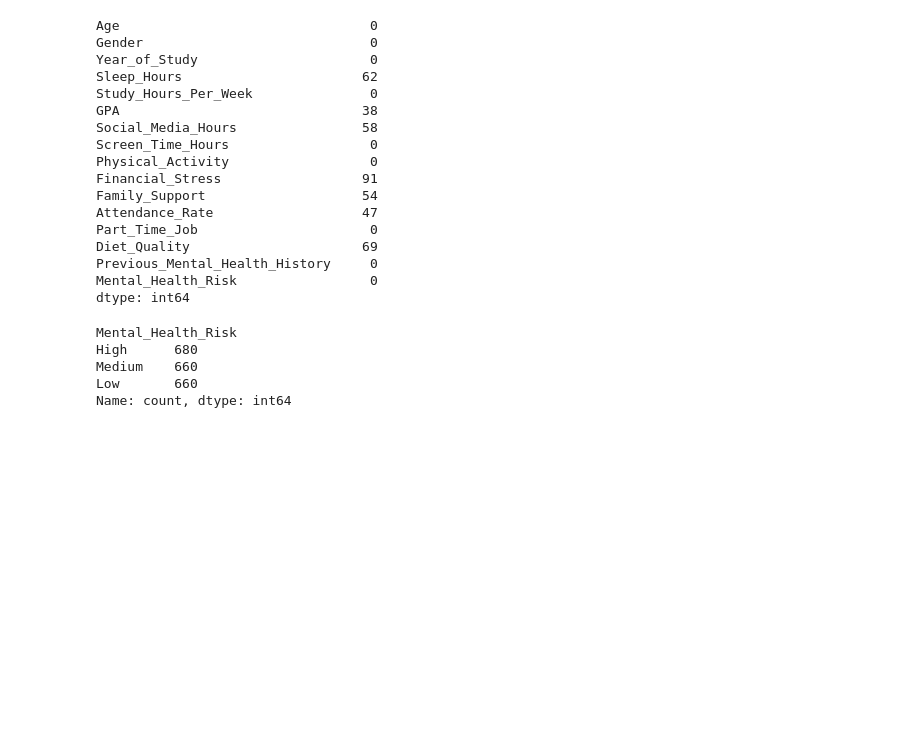
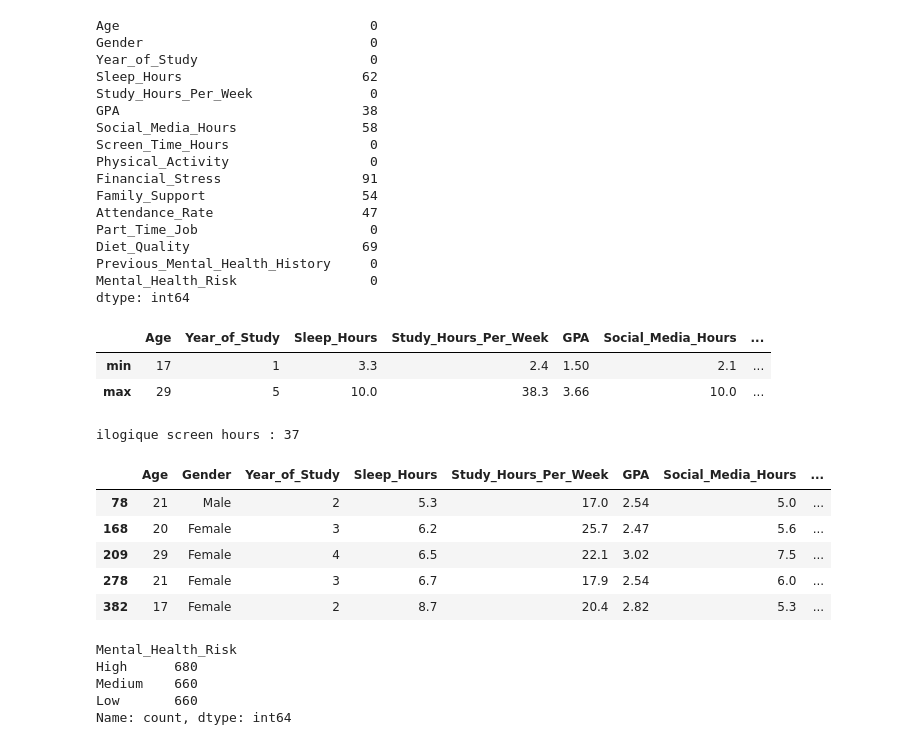
Before and after one commit to sabri-rihab/MentalHealth_SC_1, a Jupyter notebook: notebook/cleaning.ipynb, the cells around one changed output. Drawn from its saved outputs; the diff is of its cells as text; code cells hidden in the pictures; blank space fills up the shorter version.

```diff
--- a/notebook/cleaning.ipynb
+++ b/notebook/cleaning.ipynb
@@ -70,3 +70,23 @@ Diet_Quality                      69
 Previous_Mental_Health_History     0
 Mental_Health_Risk                 0
 dtype: int64
+# %%
+num_cul = df.select_dtypes(include='number')
+num_cul.agg(['min', 'max'])
+# %% [output]
+|  | Age | Year_of_Study | Sleep_Hours | Study_Hours_Per_Week | GPA | Social_Media_Hours | ... |
+| min | 17 | 1 | 3.3 | 2.4 | 1.50 | 2.1 | ... |
+| max | 29 | 5 | 10.0 | 38.3 | 3.66 | 10.0 | ... |
+# %%
+count = (df['Screen_Time_Hours'] < df['Social_Media_Hours']).sum()
+print(f'ilogique screen hours : {count}')
+
+df[(df['Screen_Time_Hours'] < df['Social_Media_Hours'])].head(5)
+# %% [output]
+ilogique screen hours : 37
+|  | Age | Gender | Year_of_Study | Sleep_Hours | Study_Hours_Per_Week | GPA | Social_Media_Hours | ... |
+| 78 | 21 | Male | 2 | 5.3 | 17.0 | 2.54 | 5.0 | ... |
+| 168 | 20 | Female | 3 | 6.2 | 25.7 | 2.47 | 5.6 | ... |
+| 209 | 29 | Female | 4 | 6.5 | 22.1 | 3.02 | 7.5 | ... |
+| 278 | 21 | Female | 3 | 6.7 | 17.9 | 2.54 | 6.0 | ... |
+| 382 | 17 | Female | 2 | 8.7 | 20.4 | 2.82 | 5.3 | ... |
```
Also changed, not shown: parts of 7 cells of this notebook, 7 other files.
